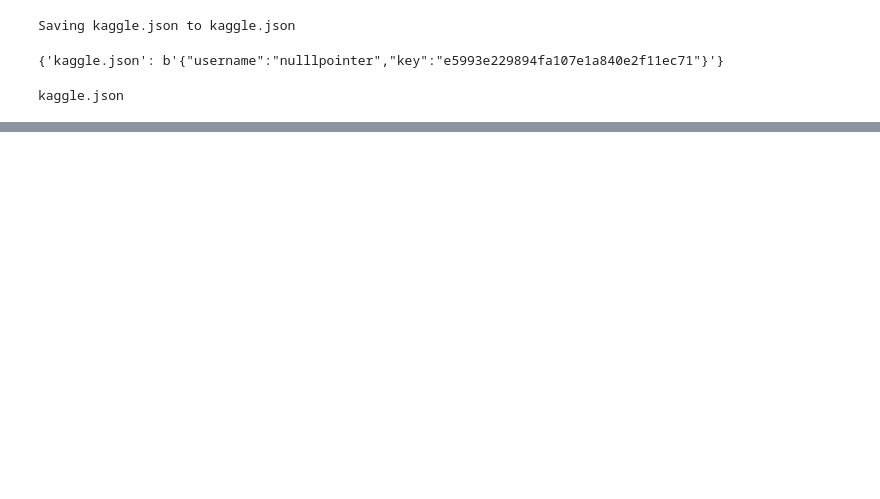
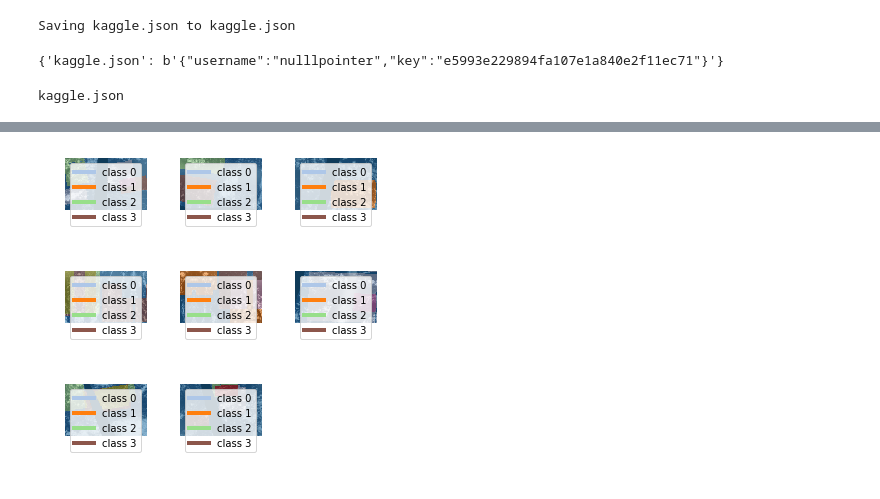
Before and after one commit to HiteshAI/Plant_Classification, a Jupyter notebook: cloud_organization.ipynb, the cells around one changed output, grey strips where cells are left out. Cells and saved outputs as stored; diff of their text form; code cells hidden in the pictures; blank space fills up the shorter version.

```diff
--- a/cloud_organization.ipynb
+++ b/cloud_organization.ipynb
@@ -373,0 +102,8 @@ submission.to_csv('test_classification_results.csv', index=False)
+# %%
+path= '/content/drive/My Drive/cloud_formation'
+path = Path(path)
+data_path = path/'cloud_formation_dataset'
+model_path= path/'models'
+path_test = data_path/'test'
+path_img = data_path/'train'
+data_path
@@ -373,0 +306,5 @@ submission.to_csv('test_classification_results.csv', index=False)
+# %%
+data.c
+data.show_batch(rows=3, figsize=(5,5))
+# %% [output]
+[figure, added]
```
Also changed, not shown: parts of 64 cells of this notebook.
